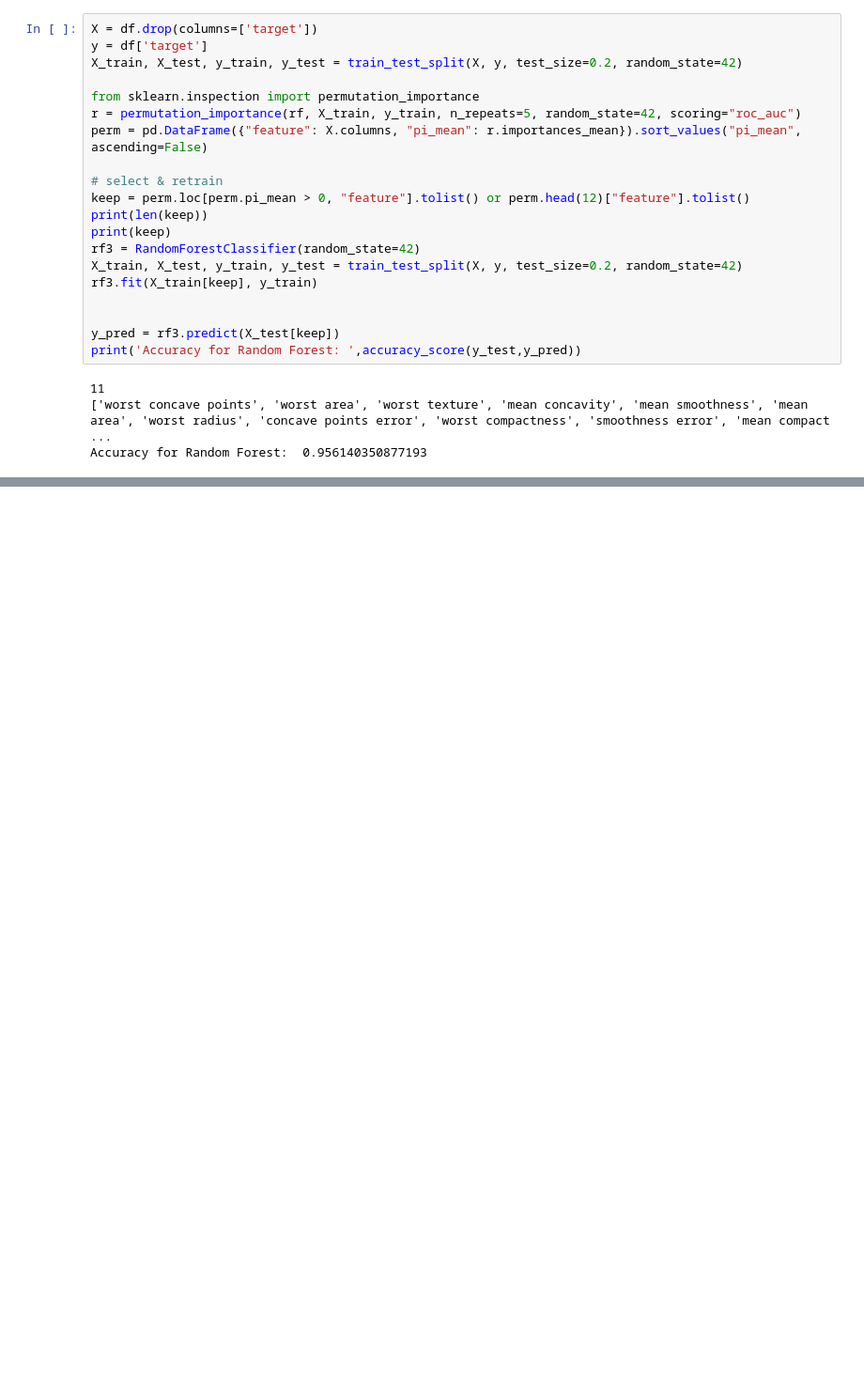
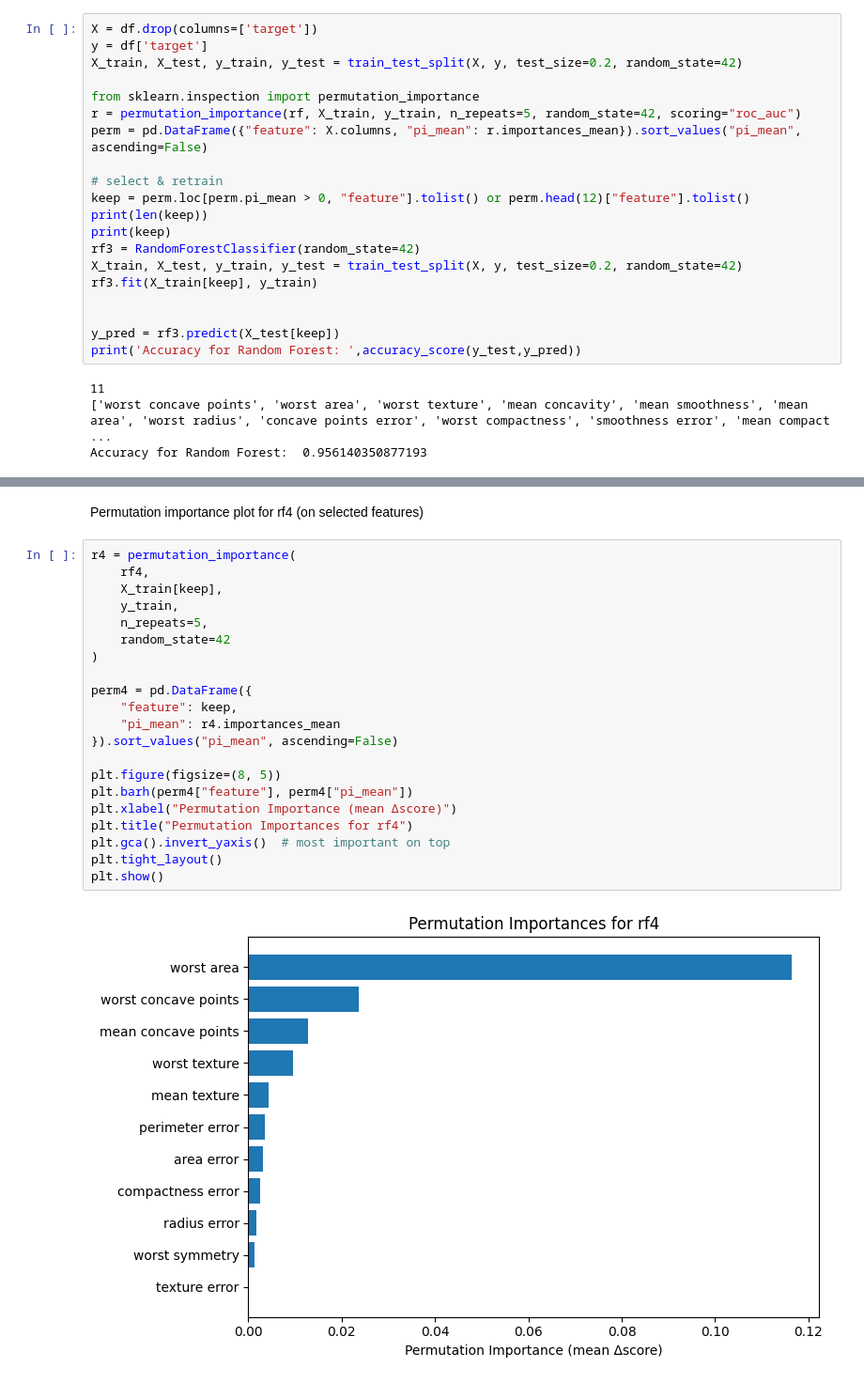
Before and after one commit to tharittapol/breast-cancer-prediction, a Jupyter notebook: notebooks/breast_cancel_prediction_training.ipynb, the cells around one changed output, grey strips where cells are left out. Shown: that part at 94% size. Drawn from its saved outputs; the diff is of its cells as text; blank space fills up the shorter version.

```diff
--- a/notebooks/breast_cancel_prediction_training.ipynb
+++ b/notebooks/breast_cancel_prediction_training.ipynb
@@ -247,0 +304,25 @@ Accuracy for Random Forest:  0.9649122807017544
+# %% [markdown]
+Permutation importance plot for rf4 (on selected features)
+# %%
+r4 = permutation_importance(
+    rf4,
+    X_train[keep],
+    y_train,
+    n_repeats=5,
+    random_state=42
+)
+
+perm4 = pd.DataFrame({
+    "feature": keep,
+    "pi_mean": r4.importances_mean
+}).sort_values("pi_mean", ascending=False)
+
+plt.figure(figsize=(8, 5))
+plt.barh(perm4["feature"], perm4["pi_mean"])
+plt.xlabel("Permutation Importance (mean Δscore)")
+plt.title("Permutation Importances for rf4")
+plt.gca().invert_yaxis()  # most important on top
+plt.tight_layout()
+plt.show()
+# %% [output]
+[figure, added]
```
Also changed, not shown: parts of 16 cells of this notebook, 4 other files.
